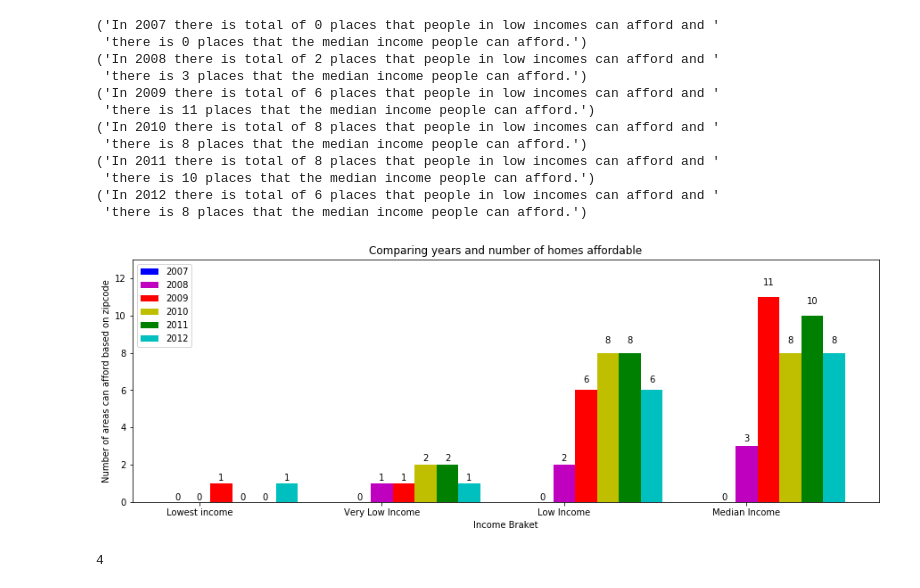
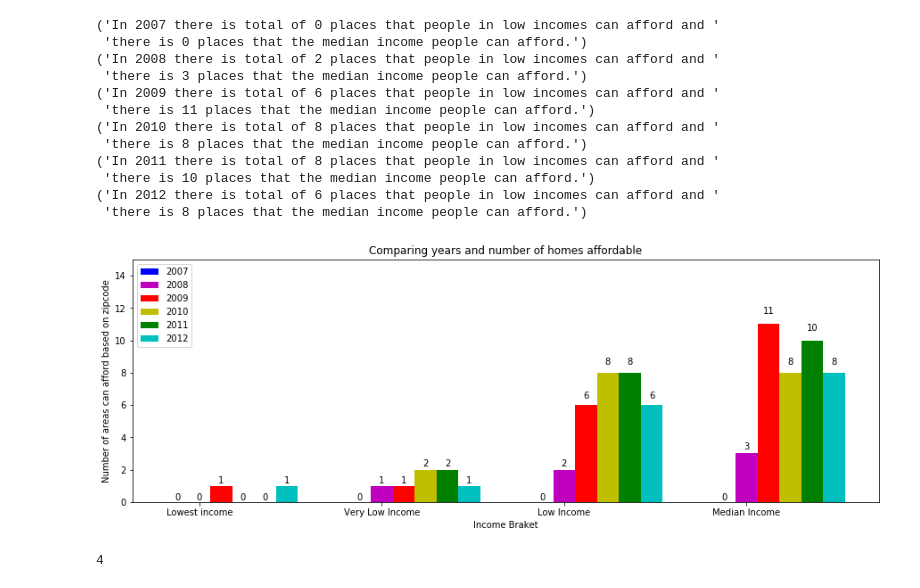
Before and after one commit to AbenaBonsu/Pr_057, a Jupyter notebook: income_vs_hp .ipynb, the cells around one changed output. Cells and saved outputs as stored; diff of their text form; code cells hidden in the pictures.

```diff
--- a/income_vs_hp .ipynb
+++ b/income_vs_hp .ipynb
@@ -231,35 +231,35 @@ nh09R = ax.bar(ind+width*2, nh09, width, color='r')
 
 # 2010
 nh10R = ax.bar(ind+width*3, nh10, width, color='y')
 
 # 2011
 nh11R = ax.bar(ind+width*4, nh11, width, color='g')
 
 # 2007
 nh12R = ax.bar(ind+width*5, nh12, width, color='c')
 
 ax.set_ylabel('Number of areas can afford based on zipcode')
 ax.set_xlabel('Income Braket')
 ax.set_xticklabels(('Lowest income', 'Very Low Income', 'Low Income', 'Median Income'))
 ax.set_xticks(ind+width)
 
 ax.legend( (nh07R[0], nh08R[0], nh09R[0], nh10R[0], nh11R[0], nh12R[0]),
           (in_df['year']) )
-plt.ylim([0,13])
+plt.ylim([0,15])
 
 # label values in bar graph
 autolabel(nh07R)
 autolabel(nh08R)
 autolabel(nh09R)
 autolabel(nh10R)
 autolabel(nh11R)
 autolabel(nh12R)
 
 #plt.figure(1, figsize=(20,10))
 plt.title("Comparing years and number of homes affordable")
 plt.show()
 # %% [output]
-[figure, old version]
+[figure, new version]
 # %%
 len(nh07)
 # %% [output]
```
Also changed, not shown: parts of 11 cells of this notebook, 1 other file.
